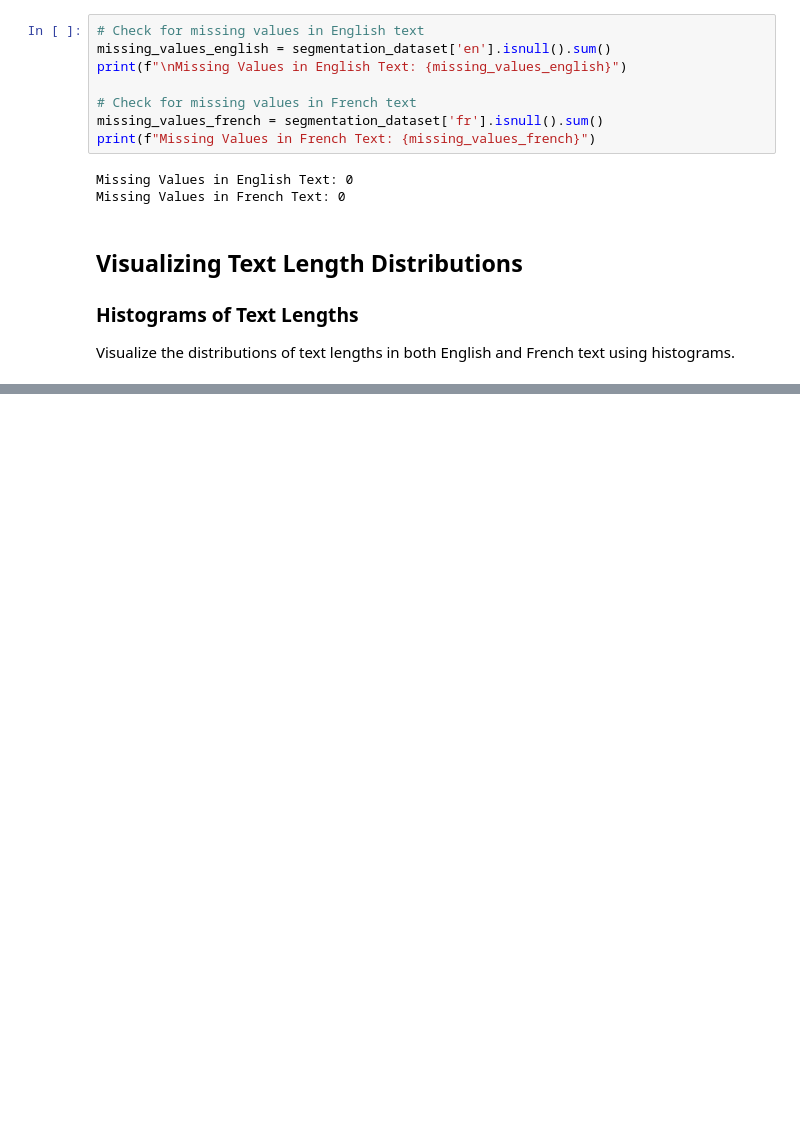
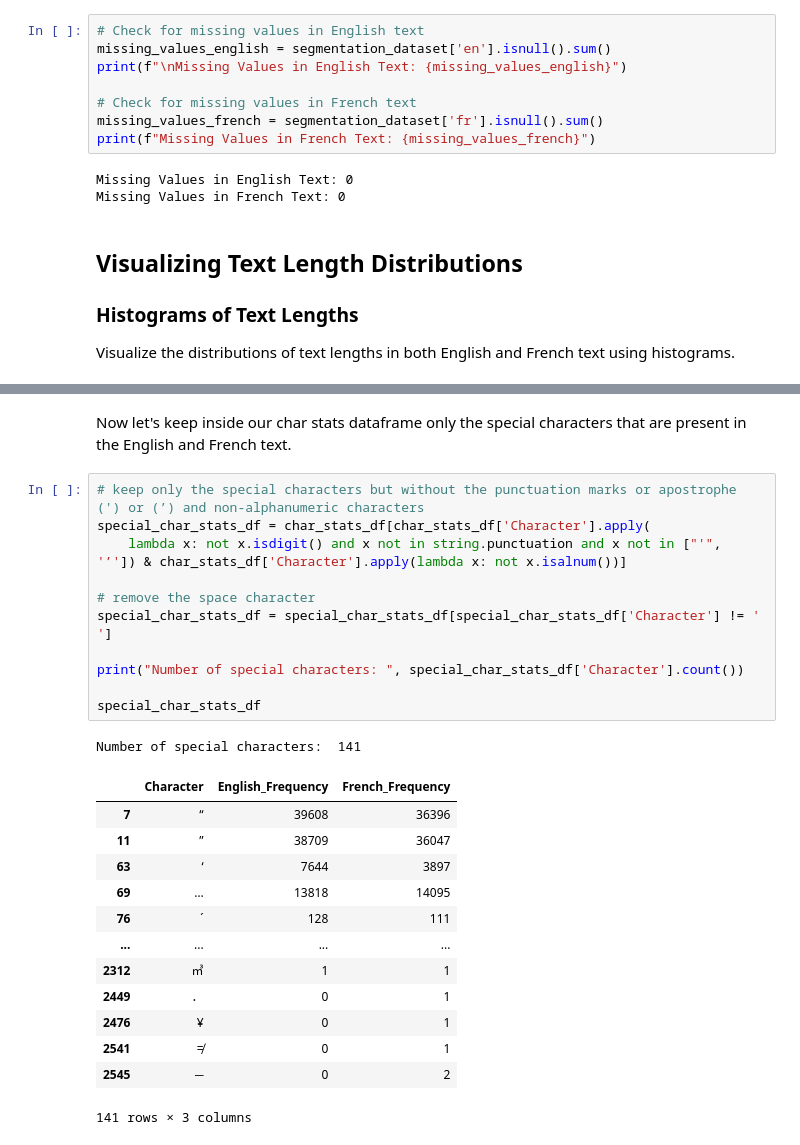
Before and after one commit to zestones/Text-to-Text-Translation, a Jupyter notebook: notebooks/exploratory_analysis.ipynb, the cells around one changed output, grey strips where cells are left out. Drawn from its saved outputs; the diff is of its cells as text; blank space fills up the shorter version.

```diff
--- a/notebooks/exploratory_analysis.ipynb
+++ b/notebooks/exploratory_analysis.ipynb
@@ -104,0 +232,28 @@ plt.show()
+# %% [markdown]
+Now let's keep inside our char stats dataframe only the special characters that are present in the English and French text.
+# %%
+# keep only the special characters but without the punctuation marks or apostrophe (') or (’) and non-alphanumeric characters
+special_char_stats_df = char_stats_df[char_stats_df['Character'].apply(
+    lambda x: not x.isdigit() and x not in string.punctuation and x not in ["'", '’']) & char_stats_df['Character'].apply(lambda x: not x.isalnum())]
+
+# remove the space character
+special_char_stats_df = special_char_stats_df[special_char_stats_df['Character'] != ' ']
+
+print("Number of special characters: ", special_char_stats_df['Character'].count())
+
+special_char_stats_df
+# %% [output]
+Number of special characters:  141
+|  | Character | English_Frequency | French_Frequency |
+| 7 | “ | 39608 | 36396 |
+| 11 | ” | 38709 | 36047 |
+| 63 | ‘ | 7644 | 3897 |
+| 69 | … | 13818 | 14095 |
+| 76 | ´ | 128 | 111 |
+| ... | ... | ... | ... |
+| 2312 | ㎥ | 1 | 1 |
+| 2449 | ． | 0 | 1 |
+| 2476 | ¥ | 0 | 1 |
+| 2541 | ≠ | 0 | 1 |
+| 2545 | ─ | 0 | 2 |
+141 rows × 3 columns
```
Also changed, not shown: parts of 14 cells of this notebook, 4 other files.
